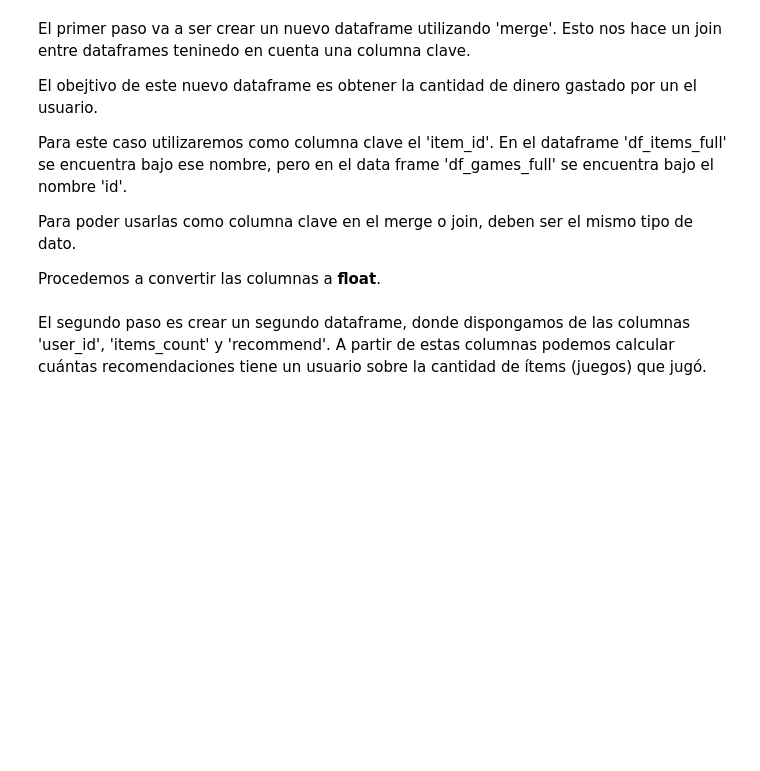
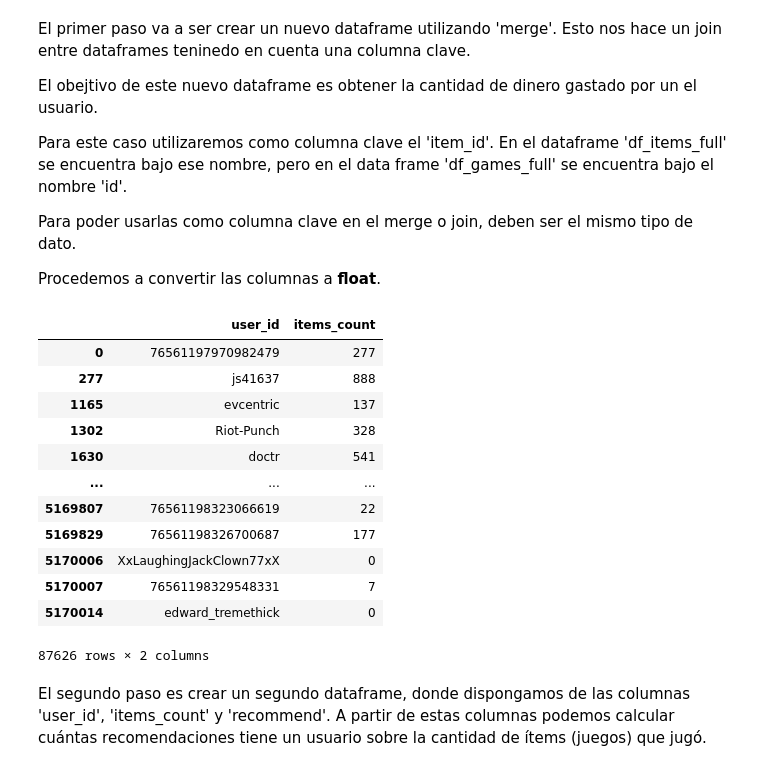
Before and after one commit to JPBertonee/PI_MLOps_Henry, a Jupyter notebook: Desarrollo.ipynb, the cells around one changed output. Cells and saved outputs as stored; diff of their text form; code cells hidden in the pictures; blank space fills up the shorter version.

```diff
--- a/Desarrollo.ipynb
+++ b/Desarrollo.ipynb
@@ -416,6 +416,25 @@ Procedemos a convertir las columnas a **float**.
 # %%
 df_games_full['id'] = df_games_full['id'].astype(float)
 df_items_full['item_id'] = df_items_full['item_id'].astype(float)
+# %%
+df_items_full.drop_duplicates(inplace=True)
+df_items_full.drop(columns=['steam_id','user_url'],inplace=True)
+# %%
+df_items_full
+# %% [output]
+|  | user_id | items_count |
+| 0 | 76561197970982479 | 277 |
+| 277 | js41637 | 888 |
+| 1165 | evcentric | 137 |
+| 1302 | Riot-Punch | 328 |
+| 1630 | doctr | 541 |
+| ... | ... | ... |
+| 5169807 | 76561198323066619 | 22 |
+| 5169829 | 76561198326700687 | 177 |
+| 5170006 | XxLaughingJackClown77xX | 0 |
+| 5170007 | 76561198329548331 | 7 |
+| 5170014 | edward_tremethick | 0 |
+87626 rows × 2 columns
 # %%
 # Hacemos la union entre los dos dataframes usando como columnas claves la llamada 'item_id' e 'id'.
 df_items_games = df_items_full.merge(df_games_full, left_on='item_id', right_on='id', how='left')
```
Also changed, not shown: parts of 2 cells of this notebook, 3 other files.
